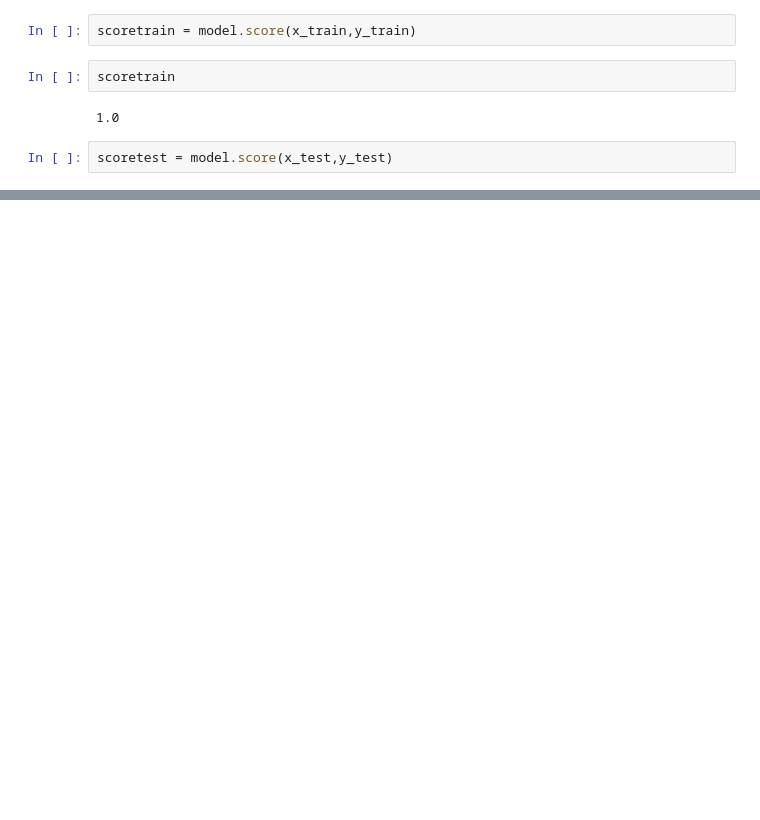
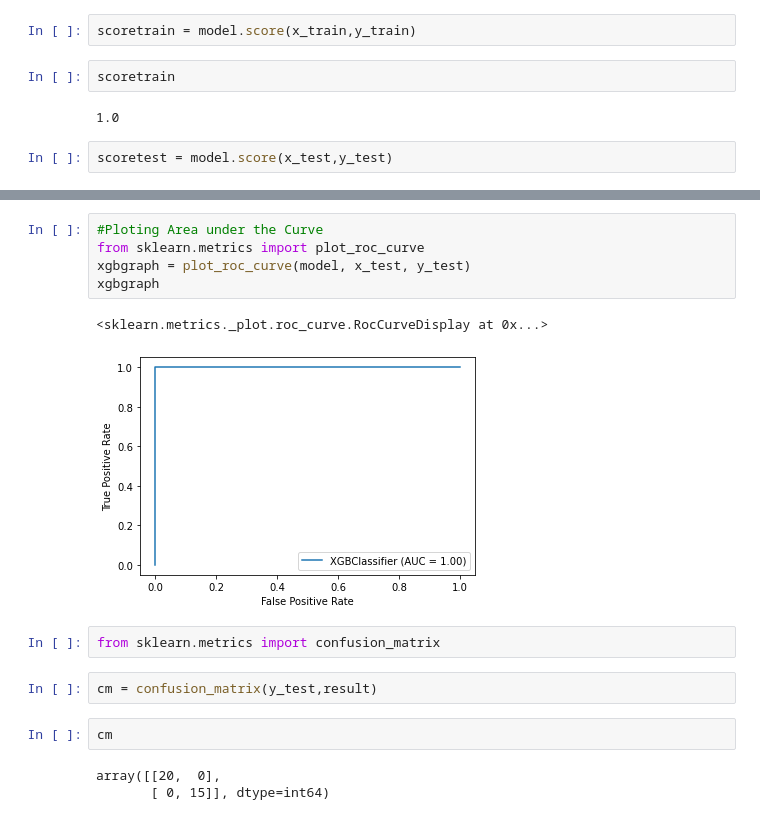
Before and after one commit to Shauryavashisth/XGBoost, a Jupyter notebook: test.ipynb, the cells around one changed output, grey strips where cells are left out. Drawn from its saved outputs; the diff is of its cells as text; blank space fills up the shorter version.

```diff
--- a/test.ipynb
+++ b/test.ipynb
@@ -252,0 +247,17 @@ scoretest
+# %%
+#Ploting Area under the Curve
+from sklearn.metrics import plot_roc_curve
+xgbgraph = plot_roc_curve(model, x_test, y_test)
+xgbgraph
+# %% [output]
+<sklearn.metrics._plot.roc_curve.RocCurveDisplay at 0x...>
+[figure, added]
+# %%
+from sklearn.metrics import confusion_matrix
+# %%
+cm = confusion_matrix(y_test,result)
+# %%
+cm
+# %% [output]
+array([[20,  0],
+       [ 0, 15]], dtype=int64)
```
Also changed, not shown: parts of 17 cells of this notebook.
